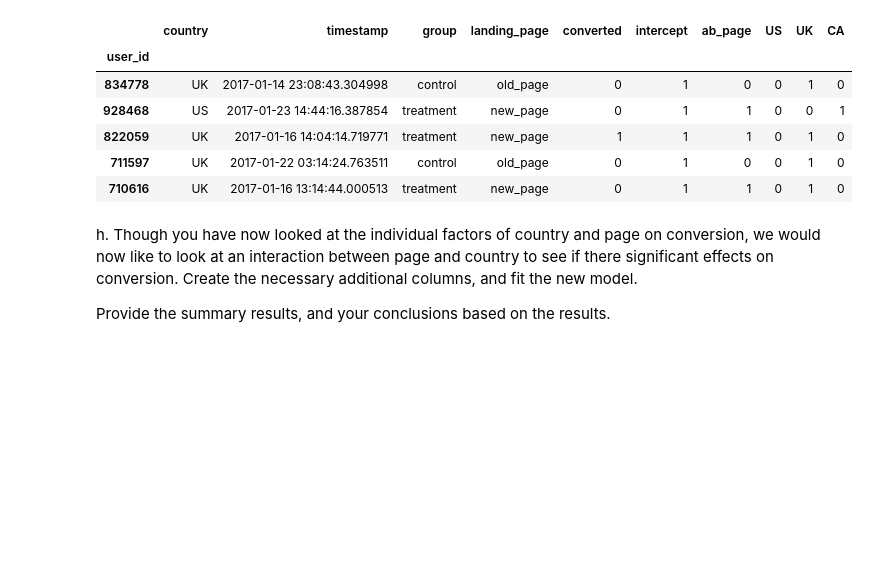
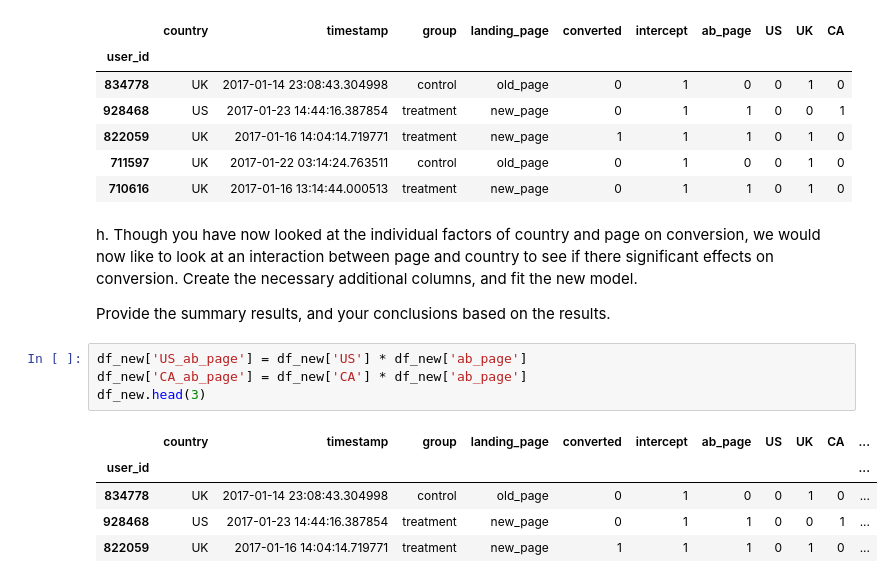
Before and after one commit to SaroltaScheili/Project3, a Jupyter notebook: Analyze_ab_test_results_notebook.ipynb, the cells around one changed output. Saved outputs shown, nothing was run; the diff lists cells and outputs as text; blank space fills up the shorter version.

```diff
--- a/Analyze_ab_test_results_notebook.ipynb
+++ b/Analyze_ab_test_results_notebook.ipynb
@@ -384,5 +380,15 @@ df_new.head()
 h. Though you have now looked at the individual factors of country and page on conversion, we would now like to look at an interaction between page and country to see if there significant effects on conversion.  Create the necessary additional columns, and fit the new model.
 
 Provide the summary results, and your conclusions based on the results.
+# %%
+df_new['US_ab_page'] = df_new['US'] * df_new['ab_page']
+df_new['CA_ab_page'] = df_new['CA'] * df_new['ab_page']
+df_new.head(3)
+# %% [output]
+|  | country | timestamp | group | landing_page | converted | intercept | ab_page | US | UK | CA | ... |
+| user_id |  |  |  |  |  |  |  |  |  |  | ... |
+| 834778 | UK | 2017-01-14 23:08:43.304998 | control | old_page | 0 | 1 | 0 | 0 | 1 | 0 | ... |
+| 928468 | US | 2017-01-23 14:44:16.387854 | treatment | new_page | 0 | 1 | 1 | 0 | 0 | 1 | ... |
+| 822059 | UK | 2017-01-16 14:04:14.719771 | treatment | new_page | 1 | 1 | 1 | 0 | 1 | 0 | ... |
 # %%
 ### Fit Your Linear Model And Obtain the Results
```
Also changed, not shown: parts of 13 cells of this notebook, 1 other file.
